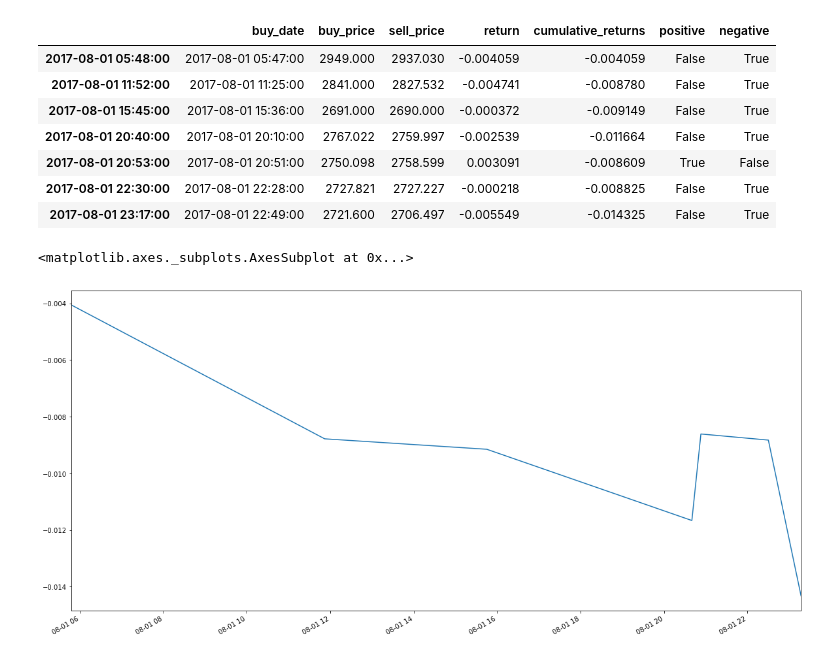
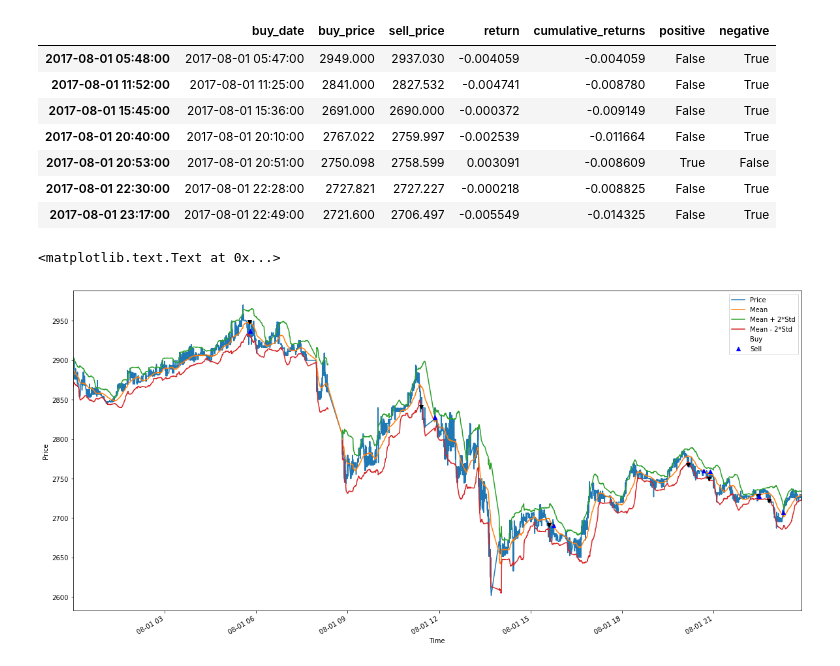
Before and after one commit to andrejburja/first-task, a Jupyter notebook: task-pandas.ipynb, the cells around one changed output. Saved outputs shown, nothing was run; the diff lists cells and outputs as text; code cells hidden in the pictures.

```diff
--- a/task-pandas.ipynb
+++ b/task-pandas.ipynb
@@ -9,7 +10,7 @@ from IPython.display import HTML, display
 std_factor = 2
 bid_factor = 0.6
 ask_factor = 0.6
-figsize = (10, 5)
+figsize = (20, 10)
 linewidth = 1
 # %%
 filename = "Kraken podatki.xlsx"
@@ -127,8 +129,21 @@ trades
 | 2017-08-01 20:53:00 | 2017-08-01 20:51:00 | 2750.098 | 2758.599 | 0.003091 | -0.008609 | True | False |
 | 2017-08-01 22:30:00 | 2017-08-01 22:28:00 | 2727.821 | 2727.227 | -0.000218 | -0.008825 | False | True |
 | 2017-08-01 23:17:00 | 2017-08-01 22:49:00 | 2721.600 | 2706.497 | -0.005549 | -0.014325 | False | True |
-# %%
-trades['cumulative_returns'].plot(figsize=(20,10))
-# %% [output]
-<matplotlib.axes._subplots.AxesSubplot at 0x...>
-[figure, removed]
+# %%
+data['upper_std'] = data['mean_21'] + std_factor * data['std_21']
+data['lower_std'] = data['mean_21'] - std_factor * data['std_21']
+
+fig, ax = plt.subplots()
+ax = data.plot(ax=ax, kind='line', y='price', label='Price', figsize=figsize)
+ax = data.plot(ax=ax, kind='line', y='mean_21', label='Mean')
+ax = data.plot(ax=ax, kind='line', y='upper_std', label= "Mean + 2*Std")
+ax = data.plot(ax=ax, kind='line', y='lower_std', label = "Mean - 2*Std")
+
+ax = trades.plot(ax=ax, kind='line', style='kv', x = 'buy_date', y='buy_price', label='Buy') # buy
+ax = trades.plot(ax=ax, kind='line', style = 'b^',y='sell_price', label="Sell") # sell
+
+plt.xlabel('Time')
+plt.ylabel('Price')
+# %% [output]
+<matplotlib.text.Text at 0x...>
+[figure, added]
```
Also changed, not shown: parts of 6 cells of this notebook, 1 other file.
